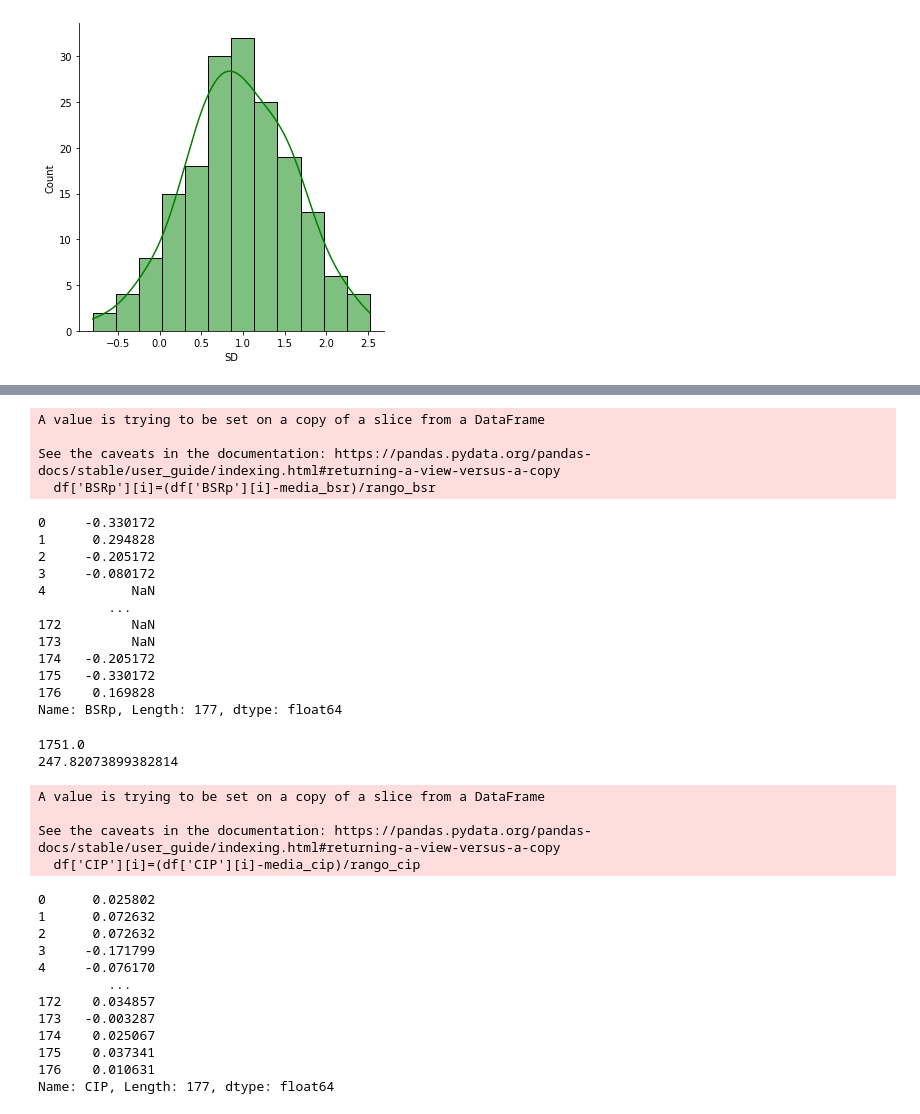
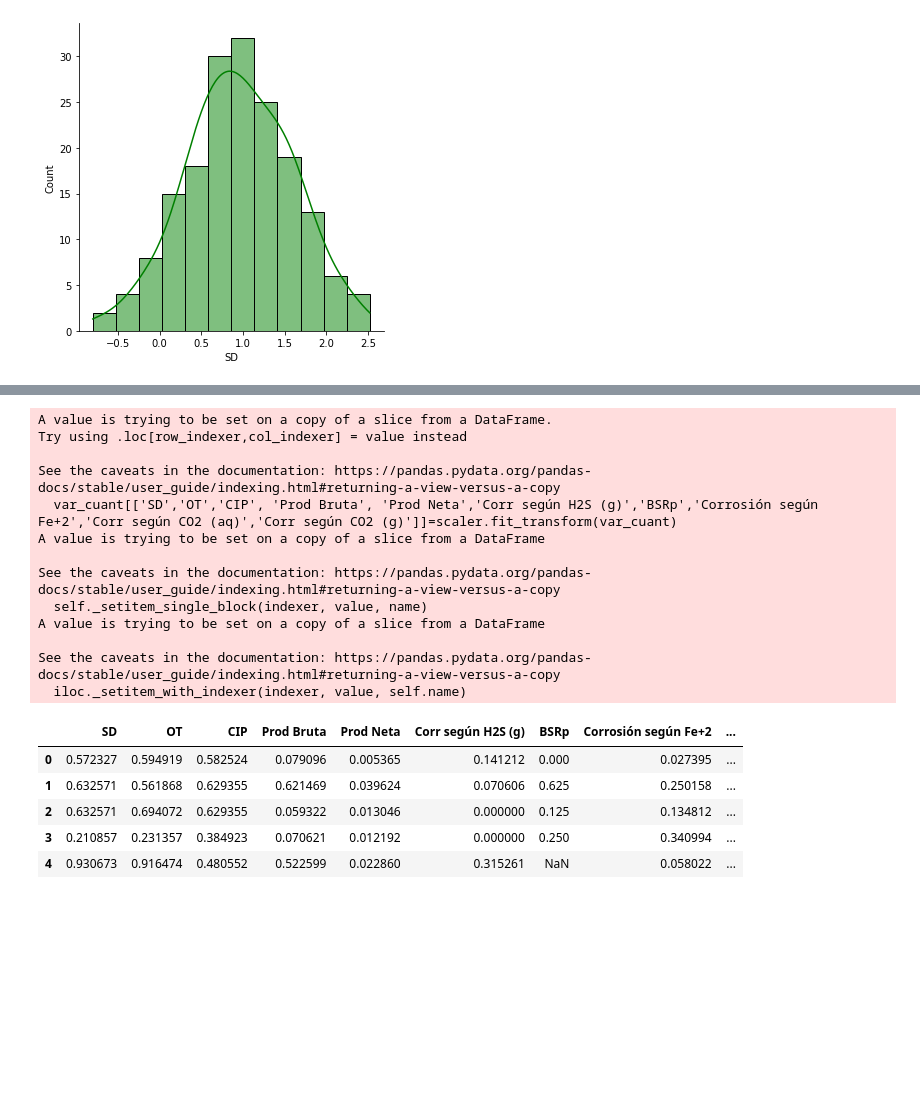
Before and after one commit to GFernandez94/ML-Tratamiento-Quimico-Pozos-Integridad-Corrosion, a Jupyter notebook: Predicción de TQ I&C pozos.ipynb, the cells around one changed output, grey strips where cells are left out. Cells and saved outputs as stored; diff of their text form; code cells hidden in the pictures; blank space fills up the shorter version.

```diff
--- a/Predicción de TQ I&C pozos.ipynb
+++ b/Predicción de TQ I&C pozos.ipynb
@@ -76,3 +100,5 @@ Name: SLA, Length: 177, dtype: object
+# %%
+var_cuant=df[['SD','OT','CIP', 'Prod Bruta', 'Prod Neta','Corr según H2S (g)','BSRp','Corrosión según Fe+2','Corr según CO2 (aq)','Corr según CO2 (g)']]
 # %%
 sns.displot(df['OT'], kind='hist', kde=True, bins=int(6/0.5), color = 'blue')
 sns.displot(df['SD'], kind='hist', kde=True, bins=int(6/0.5), color = 'green')
@@ -211,52 +109,26 @@ print(media_bsr)
-# %%
-for i in range(len(df['Número de protocolo'])):
-        df['BSRp'][i]=(df['BSRp'][i]-media_bsr)/rango_bsr
-
-df['BSRp']
-# %% [output]
-A value is trying to be set on a copy of a slice from a DataFrame
-
-See the caveats in the documentation: https://pandas.pydata.org/pandas-docs/stable/user_guide/indexing.html#returning-a-view-versus-a-copy
-  df['BSRp'][i]=(df['BSRp'][i]-media_bsr)/rango_bsr
-0     -0.330172
-1      0.294828
-2     -0.205172
-3     -0.080172
-4           NaN
-         ...
-172         NaN
-173         NaN
-174   -0.205172
-175   -0.330172
-176    0.169828
-Name: BSRp, Length: 177, dtype: float64
-# %%
-rango_cip=df['CIP'].max()-df['CIP'].min()
-media_cip=df['CIP'].mean()
-print(rango_cip)
-print(media_cip)
-# %% [output]
-1751.0
-247.82073899382814
-# %%
-for i in range(len(df['Número de protocolo'])):
-        df['CIP'][i]=(df['CIP'][i]-media_cip)/rango_cip
-
-df['CIP']
-# %% [output]
-A value is trying to be set on a copy of a slice from a DataFrame
-
-See the caveats in the documentation: https://pandas.pydata.org/pandas-docs/stable/user_guide/indexing.html#returning-a-view-versus-a-copy
-  df['CIP'][i]=(df['CIP'][i]-media_cip)/rango_cip
-0      0.025802
-1      0.072632
-2      0.072632
-3     -0.171799
-4     -0.076170
-         ...
-172    0.034857
-173   -0.003287
-174    0.025067
-175    0.037341
-176    0.010631
-Name: CIP, Length: 177, dtype: float64
+# %%
+scaler=MinMaxScaler()
+# %%
+var_cuant[['SD','OT','CIP', 'Prod Bruta', 'Prod Neta','Corr según H2S (g)','BSRp','Corrosión según Fe+2','Corr según CO2 (aq)','Corr según CO2 (g)']]=scaler.fit_transform(var_cuant)
+
+var_cuant.head()
+# %% [output]
+A value is trying to be set on a copy of a slice from a DataFrame.
+Try using .loc[row_indexer,col_indexer] = value instead
+
+See the caveats in the documentation: https://pandas.pydata.org/pandas-docs/stable/user_guide/indexing.html#returning-a-view-versus-a-copy
+  var_cuant[['SD','OT','CIP', 'Prod Bruta', 'Prod Neta','Corr según H2S (g)','BSRp','Corrosión según Fe+2','Corr según CO2 (aq)','Corr según CO2 (g)']]=scaler.fit_transform(var_cuant)
+A value is trying to be set on a copy of a slice from a DataFrame
+
+See the caveats in the documentation: https://pandas.pydata.org/pandas-docs/stable/user_guide/indexing.html#returning-a-view-versus-a-copy
+  self._setitem_single_block(indexer, value, name)
+A value is trying to be set on a copy of a slice from a DataFrame
+
+See the caveats in the documentation: https://pandas.pydata.org/pandas-docs/stable/user_guide/indexing.html#returning-a-view-versus-a-copy
+  iloc._setitem_with_indexer(indexer, value, self.name)
+|  | SD | OT | CIP | Prod Bruta | Prod Neta | Corr según H2S (g) | BSRp | Corrosión según Fe+2 | ... |
+| 0 | 0.572327 | 0.594919 | 0.582524 | 0.079096 | 0.005365 | 0.141212 | 0.000 | 0.027395 | ... |
+| 1 | 0.632571 | 0.561868 | 0.629355 | 0.621469 | 0.039624 | 0.070606 | 0.625 | 0.250158 | ... |
+| 2 | 0.632571 | 0.694072 | 0.629355 | 0.059322 | 0.013046 | 0.000000 | 0.125 | 0.134812 | ... |
+| 3 | 0.210857 | 0.231357 | 0.384923 | 0.070621 | 0.012192 | 0.000000 | 0.250 | 0.340994 | ... |
+| 4 | 0.930673 | 0.916474 | 0.480552 | 0.522599 | 0.022860 | 0.315261 | NaN | 0.058022 | ... |
```
Also changed, not shown: parts of 21 cells of this notebook, 1 other file.
